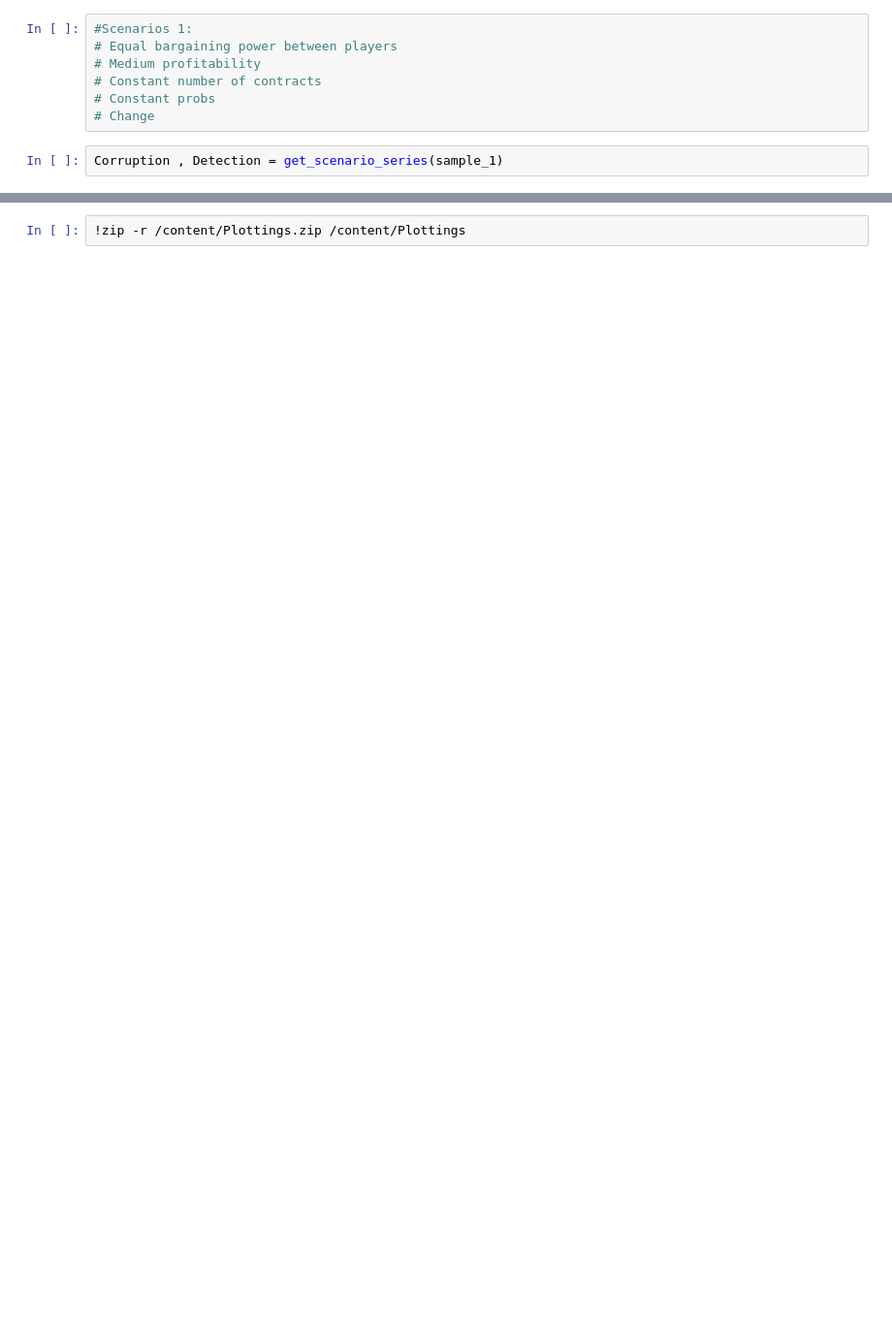
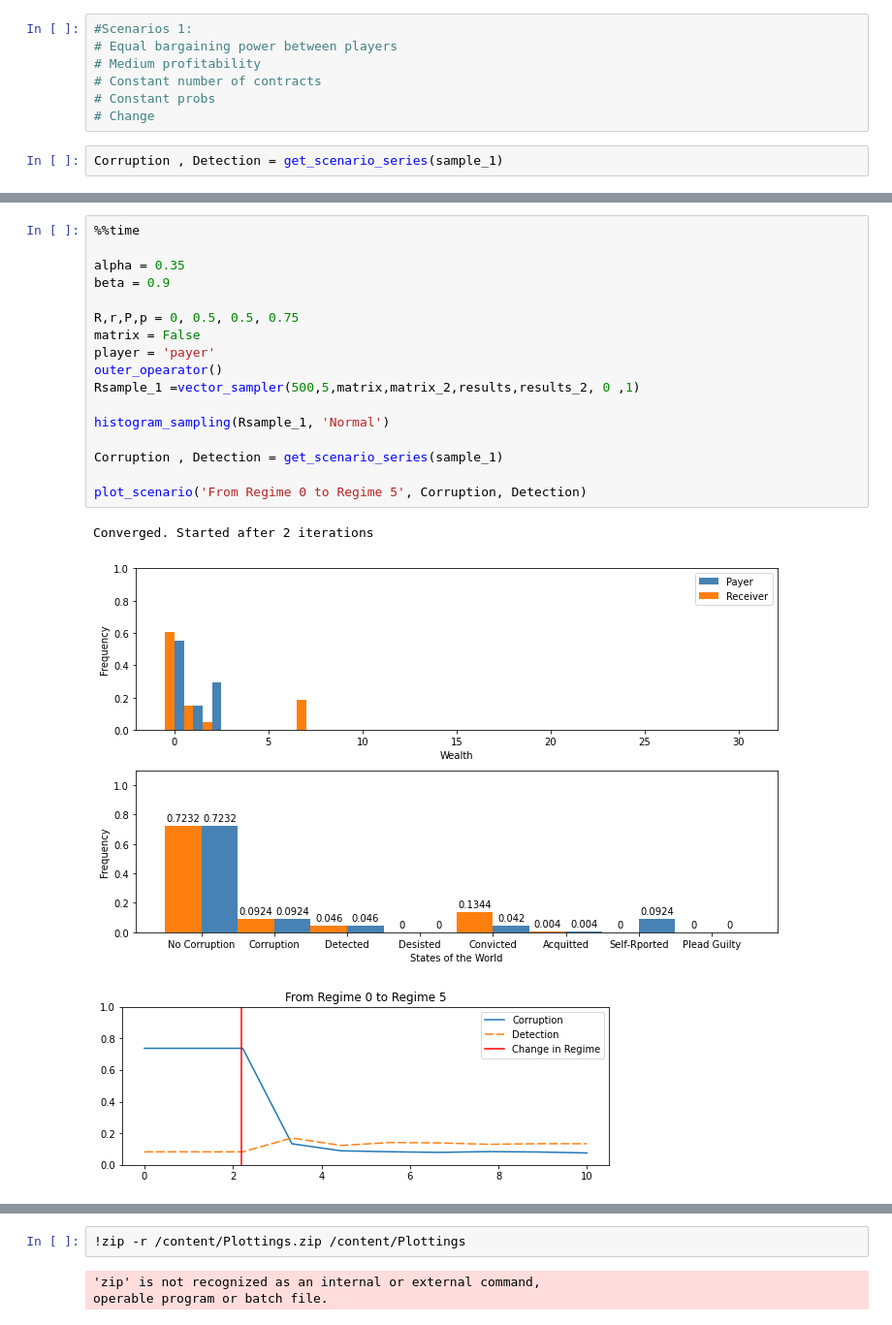
Before and after one commit to caxaxa/Corruption_Game, a Jupyter notebook: Corruption_game_leniency_and_non_trial_resolutions.ipynb, the cells around one changed output, grey strips where cells are left out. Shown at 97% size. Cells and saved outputs as stored; diff of their text form; blank space fills up the shorter version.

```diff
--- a/Corruption_game_leniency_and_non_trial_resolutions.ipynb
+++ b/Corruption_game_leniency_and_non_trial_resolutions.ipynb
@@ -1738,0 +1762,21 @@ plot_scenario('From Regime 0 to Regime 3', Corruption, Detection)
+# %%
+%%time
+
+alpha = 0.35
+beta = 0.9
+
+R,r,P,p = 0, 0.5, 0.5, 0.75
+matrix = False
+player = 'payer'
+outer_opearator()
+Rsample_1 =vector_sampler(500,5,matrix,matrix_2,results,results_2, 0 ,1)
+
+histogram_sampling(Rsample_1, 'Normal')
+
+Corruption , Detection = get_scenario_series(sample_1)
+
+plot_scenario('From Regime 0 to Regime 5', Corruption, Detection)
+# %% [output]
+Converged. Started after 2 iterations
+[figure, added]
+[figure, added]
@@ -1739,2 +1784,5 @@ plot_scenario('From Regime 0 to Regime 3', Corruption, Detection)
 # %%
 !zip -r /content/Plottings.zip /content/Plottings
+# %% [output]
+'zip' is not recognized as an internal or external command,
+operable program or batch file.
```
Also changed, not shown: parts of 19 cells of this notebook, 43 other files.
